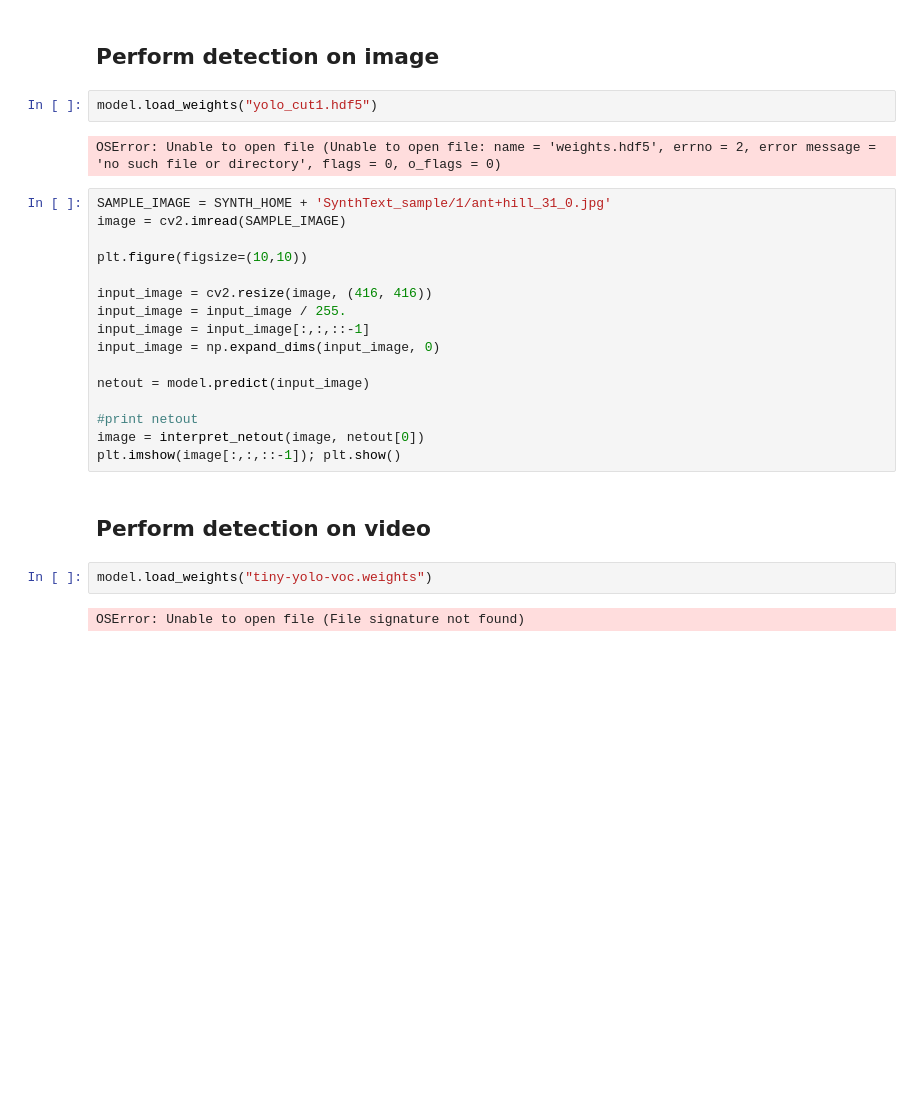
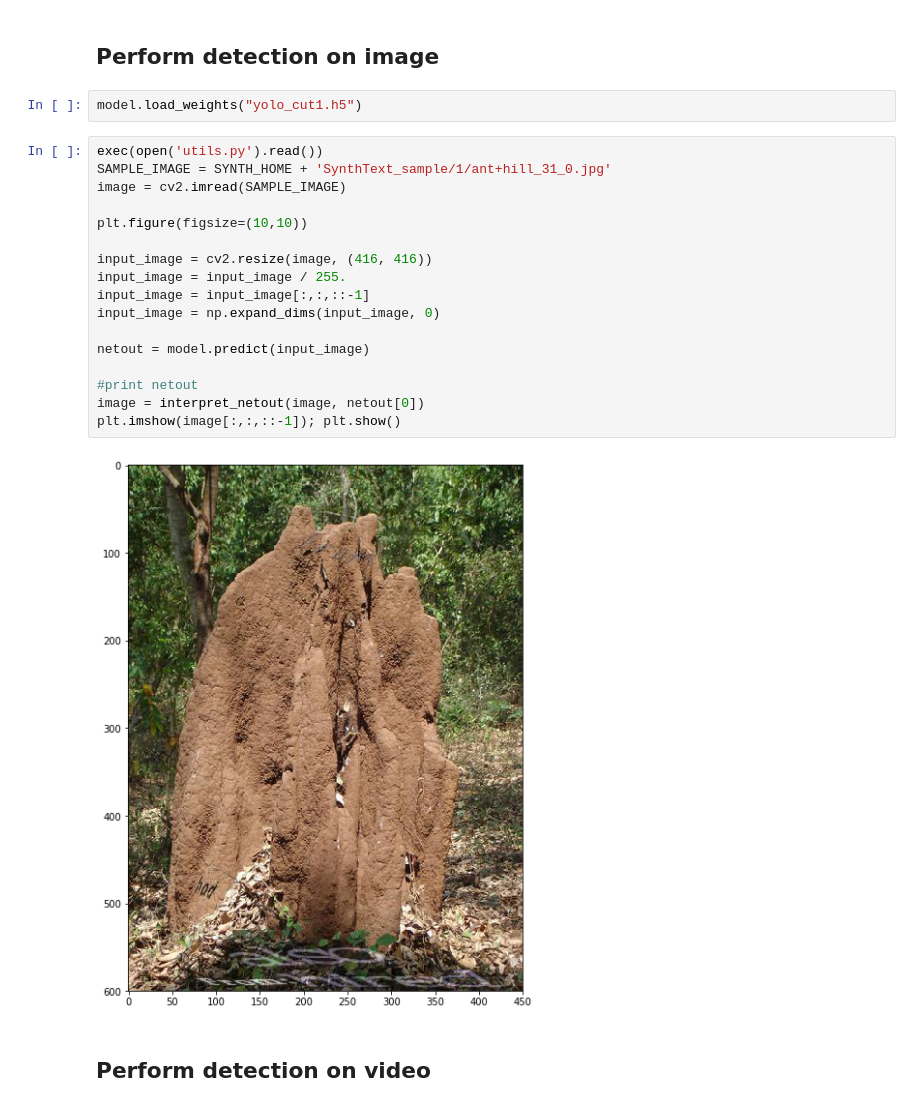
Before and after one commit to sravya8/VideoText, a Jupyter notebook: Detection_YOLO/Yolo_Text_Detection.ipynb, the cells around one changed output. Saved outputs shown, nothing was run; the diff lists cells and outputs as text; blank space fills up the shorter version.

Commit message:
Yolo updates

```diff
--- a/Detection_YOLO/Yolo_Text_Detection.ipynb
+++ b/Detection_YOLO/Yolo_Text_Detection.ipynb
@@ -325,31 +327,28 @@ model.save('yolo_cut1.h5')
 # %% [markdown]
 ## Perform detection on image
 # %%
-model.load_weights("yolo_cut1.hdf5")
+model.load_weights("yolo_cut1.h5")
-# %% [output]
-OSError: Unable to open file (Unable to open file: name = 'weights.hdf5', errno = 2, error message = 'no such file or directory', flags = 0, o_flags = 0)
 # %%
+exec(open('utils.py').read())
 SAMPLE_IMAGE = SYNTH_HOME + 'SynthText_sample/1/ant+hill_31_0.jpg'
 image = cv2.imread(SAMPLE_IMAGE)
 
 plt.figure(figsize=(10,10))
 
 input_image = cv2.resize(image, (416, 416))
 input_image = input_image / 255.
 input_image = input_image[:,:,::-1]
 input_image = np.expand_dims(input_image, 0)
 
 netout = model.predict(input_image)
 
 #print netout
 image = interpret_netout(image, netout[0])
 plt.imshow(image[:,:,::-1]); plt.show()
+# %% [output]
+[figure, added]
 # %% [markdown]
 ## Perform detection on video
-# %%
-model.load_weights("tiny-yolo-voc.weights")
-# %% [output]
-OSError: Unable to open file (File signature not found)
 # %%
 video_inp = 'images/test_video.mp4'
 video_out = 'images/test_video_processed.mp4'
```
Also changed, not shown: parts of 2 cells of this notebook, 1 other file.
